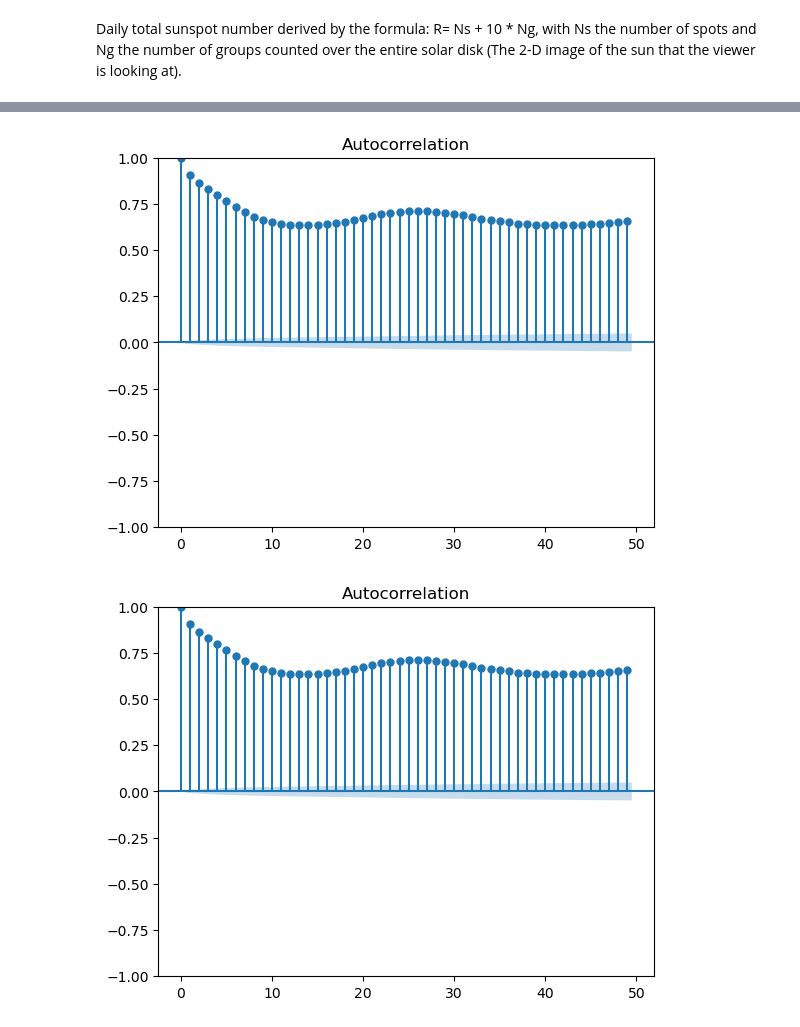
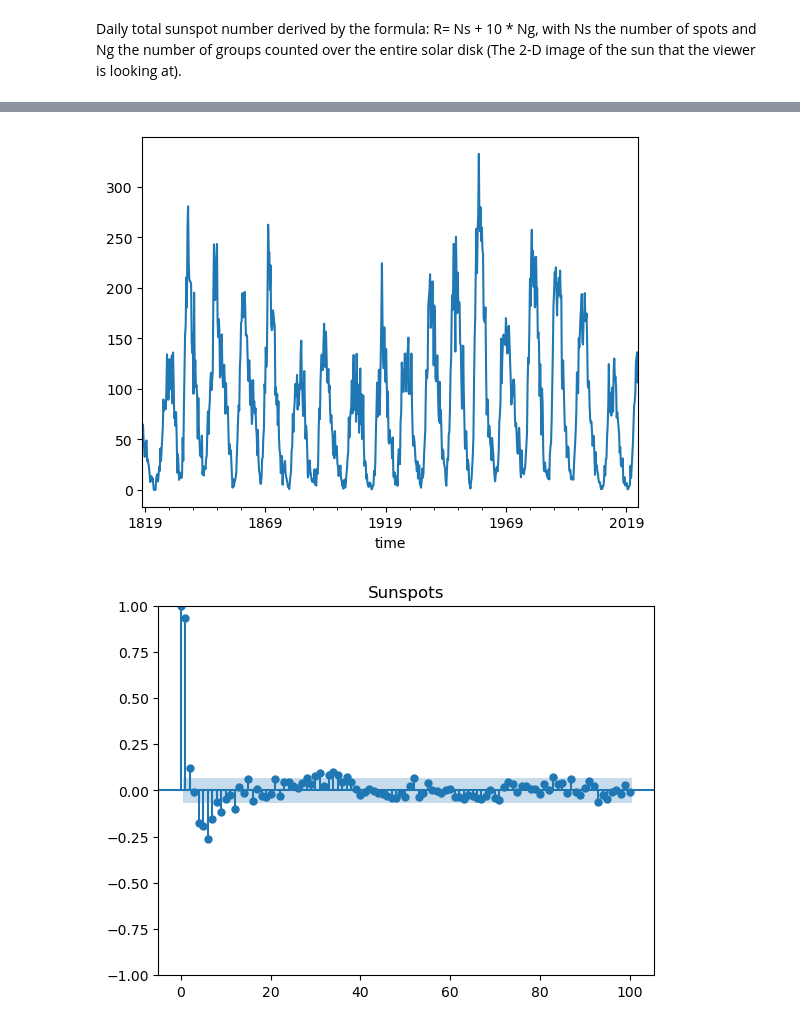
Before and after one commit to Jack-brewster/arctic-forecasting, a Jupyter notebook: analysis.ipynb, the cells around one changed output, grey strips where cells are left out. Cells and saved outputs as stored; diff of their text form; code cells hidden in the pictures.

```diff
--- a/analysis.ipynb
+++ b/analysis.ipynb
@@ -91,6 +99,14 @@ AttributeError: 'NoneType' object has no attribute 'head'
-# %%
-#this block plots information needed for sarimax parameters
-plot_acf(sndata['SS#'])
-# %% [output]
-[figure, removed]
-[figure, removed]
+# %%
+ts_qtr = ts.resample('Q').mean()
+ts_qtr.plot()
+plt.show()
+
+#this block plots information needed for trend parameters: order = (p,d,q)
+plot_pacf(ts_qtr,lags=100,title='Sunspots')
+plt.show()
+
+plot_acf(ts_qtr,lags=100,title='Sunspots')
+plt.show()
+# %% [output]
+[figure, added]
+[figure, added]
```
Also changed, not shown: parts of 8 cells of this notebook.
